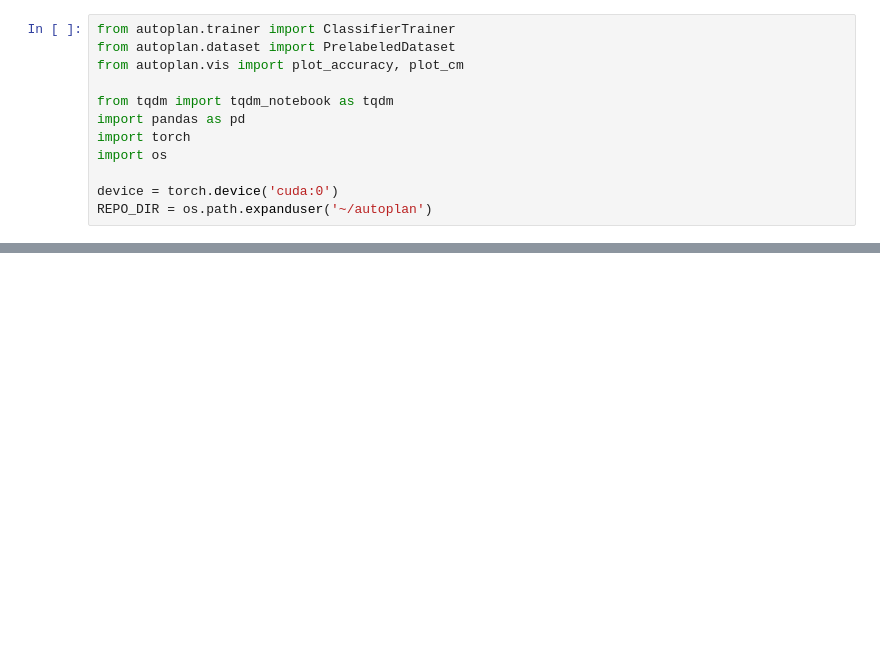
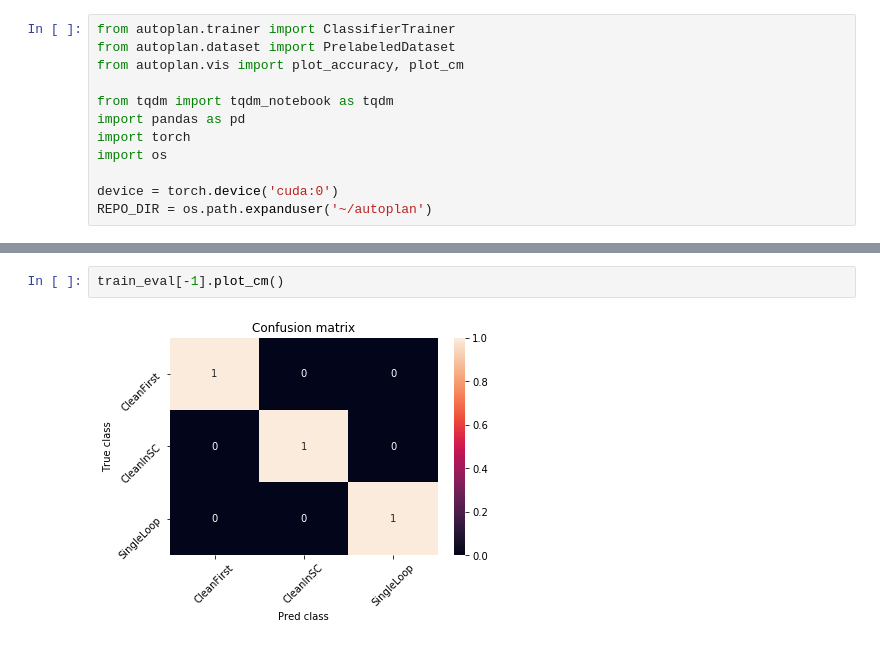
Before and after one commit to willcrichton/autoplan, a Jupyter notebook: notebooks/rainfall_classifier.ipynb, the cells around one changed output, grey strips where cells are left out. Cells and saved outputs as stored; diff of their text form; blank space fills up the shorter version.

```diff
--- a/notebooks/rainfall_classifier.ipynb
+++ b/notebooks/rainfall_classifier.ipynb
@@ -47,3 +50,7 @@ plot_accuracy(val_eval)
+# %%
+train_eval[-1].plot_cm()
+# %% [output]
+[figure, added]
 # %%
 val_eval[-1].plot_cm()
 # %% [output]
```
Also changed, not shown: parts of 8 cells of this notebook, 11 other files.
